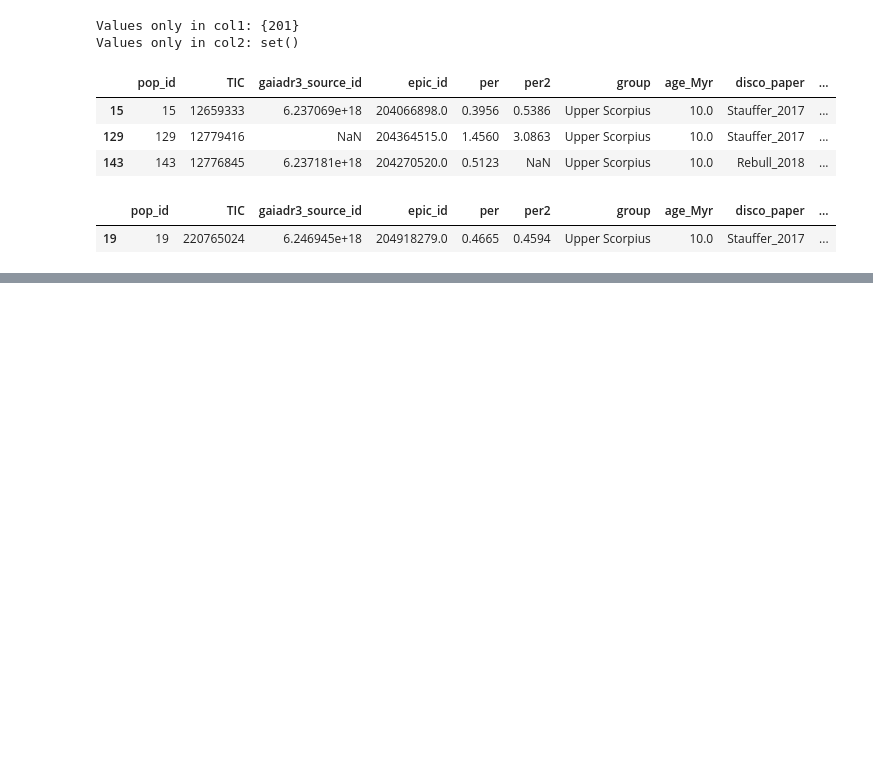
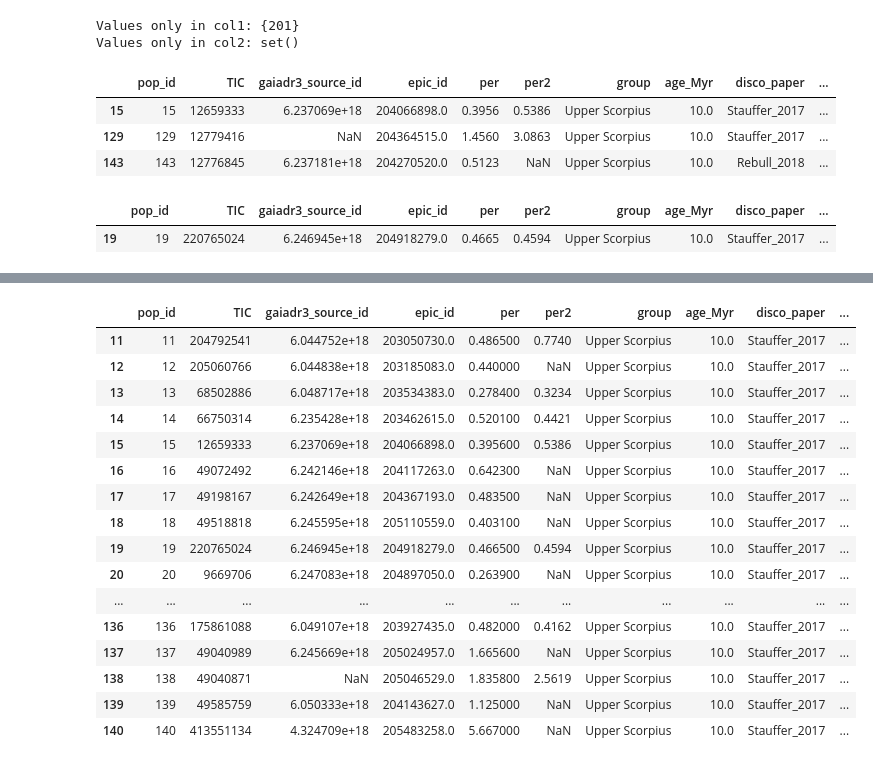
Before and after one commit to sarahedraves/complexrotators, a Jupyter notebook: summarystats.ipynb, the cells around one changed output, grey strips where cells are left out. Saved outputs shown, nothing was run; the diff lists cells and outputs as text; code cells hidden in the pictures; blank space fills up the shorter version.

```diff
--- a/summarystats.ipynb
+++ b/summarystats.ipynb
@@ -117,0 +166,21 @@ bestlcsfilt[match_counts ==0 ]
+# %%
+s17=filteredlcs[filteredlcs['disco_paper']=='Stauffer_2017']
+s17.loc[:, s17.notna().any()] #figuring out which campaigns the stauffer 2017 objects appear in
+# %% [output]
+|  | pop_id | TIC | gaiadr3_source_id | epic_id | per | per2 | group | age_Myr | disco_paper | ... |
+| 11 | 11 | 204792541 | 6.044752e+18 | 203050730.0 | 0.486500 | 0.7740 | Upper Scorpius | 10.0 | Stauffer_2017 | ... |
+| 12 | 12 | 205060766 | 6.044838e+18 | 203185083.0 | 0.440000 | NaN | Upper Scorpius | 10.0 | Stauffer_2017 | ... |
+| 13 | 13 | 68502886 | 6.048717e+18 | 203534383.0 | 0.278400 | 0.3234 | Upper Scorpius | 10.0 | Stauffer_2017 | ... |
+| 14 | 14 | 66750314 | 6.235428e+18 | 203462615.0 | 0.520100 | 0.4421 | Upper Scorpius | 10.0 | Stauffer_2017 | ... |
+| 15 | 15 | 12659333 | 6.237069e+18 | 204066898.0 | 0.395600 | 0.5386 | Upper Scorpius | 10.0 | Stauffer_2017 | ... |
+| 16 | 16 | 49072492 | 6.242146e+18 | 204117263.0 | 0.642300 | NaN | Upper Scorpius | 10.0 | Stauffer_2017 | ... |
+| 17 | 17 | 49198167 | 6.242649e+18 | 204367193.0 | 0.483500 | NaN | Upper Scorpius | 10.0 | Stauffer_2017 | ... |
+| 18 | 18 | 49518818 | 6.245595e+18 | 205110559.0 | 0.403100 | NaN | Upper Scorpius | 10.0 | Stauffer_2017 | ... |
+| 19 | 19 | 220765024 | 6.246945e+18 | 204918279.0 | 0.466500 | 0.4594 | Upper Scorpius | 10.0 | Stauffer_2017 | ... |
+| 20 | 20 | 9669706 | 6.247083e+18 | 204897050.0 | 0.263900 | NaN | Upper Scorpius | 10.0 | Stauffer_2017 | ... |
+| ... | ... | ... | ... | ... | ... | ... | ... | ... | ... | ... |
+| 136 | 136 | 175861088 | 6.049107e+18 | 203927435.0 | 0.482000 | 0.4162 | Upper Scorpius | 10.0 | Stauffer_2017 | ... |
+| 137 | 137 | 49040989 | 6.245669e+18 | 205024957.0 | 1.665600 | NaN | Upper Scorpius | 10.0 | Stauffer_2017 | ... |
+| 138 | 138 | 49040871 | NaN | 205046529.0 | 1.835800 | 2.5619 | Upper Scorpius | 10.0 | Stauffer_2017 | ... |
+| 139 | 139 | 49585759 | 6.050333e+18 | 204143627.0 | 1.125000 | NaN | Upper Scorpius | 10.0 | Stauffer_2017 | ... |
+| 140 | 140 | 413551134 | 4.324709e+18 | 205483258.0 | 5.667000 | NaN | Upper Scorpius | 10.0 | Stauffer_2017 | ... |
```
Also changed, not shown: parts of 16 cells of this notebook, 12 other files.
